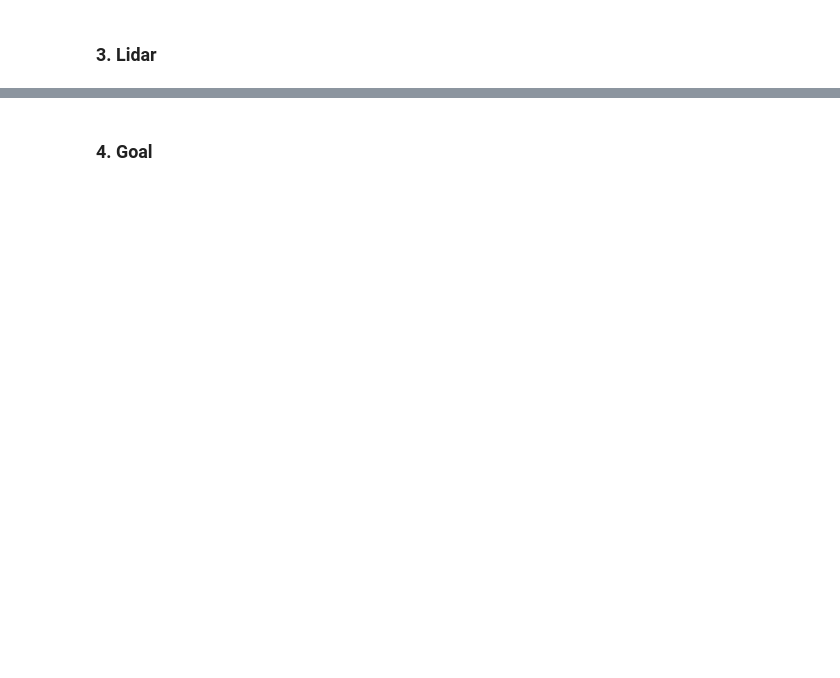
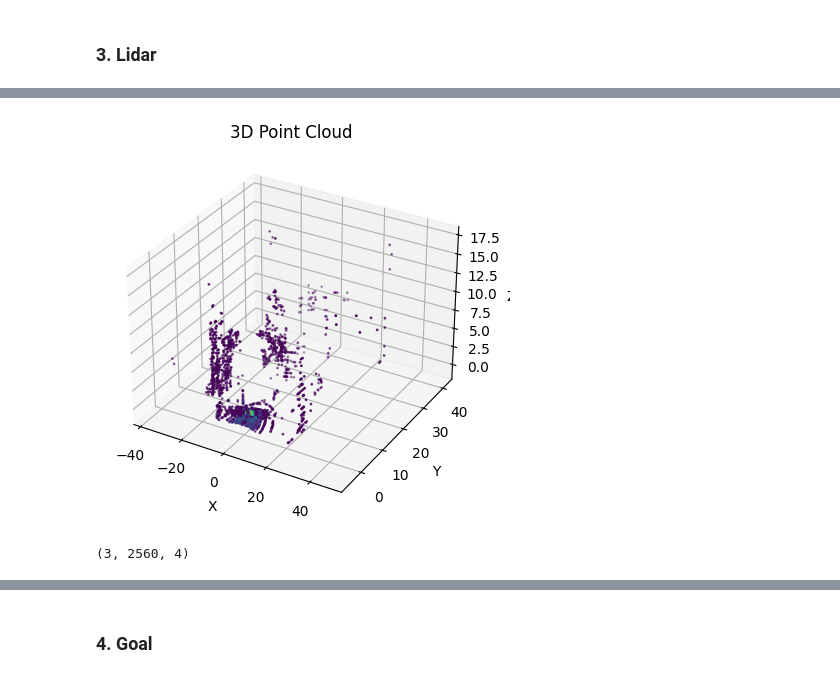
Before and after one commit to gonzal0lguin/fcfm_navigation_dataset, a Jupyter notebook: panther_data.ipynb, the cells around one changed output, grey strips where cells are left out. Cells and saved outputs as stored; diff of their text form; code cells hidden in the pictures; blank space fills up the shorter version.

```diff
--- a/panther_data.ipynb
+++ b/panther_data.ipynb
@@ -376,18 +562,23 @@ def _process_lidar(points, voxel_size=0.08, max_points=5120):
     return means
 # %%
 import pickle
-with open('/home/tesistas/Desktop/GONZALO/gnd_dataset/local_map_files_120/bb/1110_0.pkl', 'rb') as f:
+with open('/home/tesistas/Desktop/GONZALO/datasets/gnd_dataset/local_map_files_120/cucu/20_0.pkl', 'rb') as f:
     data = pickle.load(f)
 
-pcl = data['lidar'][0]
+pcl = data['lidar_dn'][0]
 # pcl = _process_lidar(pcl)
 ax = plt.figure().add_subplot(projection='3d')
 ax.scatter3D(pcl[:, 0], pcl[:, 1], pcl[:, 2], s=1, c=pcl[:, 3])
 ax.set_xlabel('X')
 ax.set_ylabel('Y')
 ax.set_zlabel('Z')
 ax.set_title('3D Point Cloud')
 plt.show()
+
+data['lidar_dn'].shape
+# %% [output]
+[figure, added]
+(3, 2560, 4)
 # %%
 plt.hist((pcl[:, 3] - pcl[:, 3].mean()) / pcl[:, 3].std())
 
```
Also changed, not shown: parts of 36 cells of this notebook, 4 other files.
